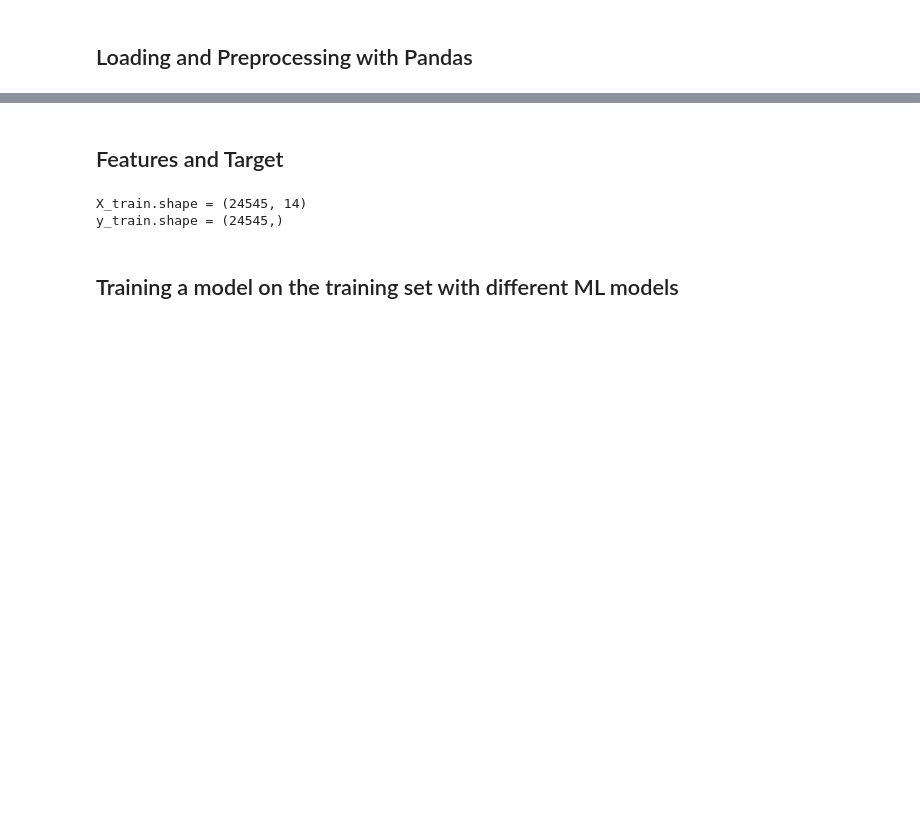
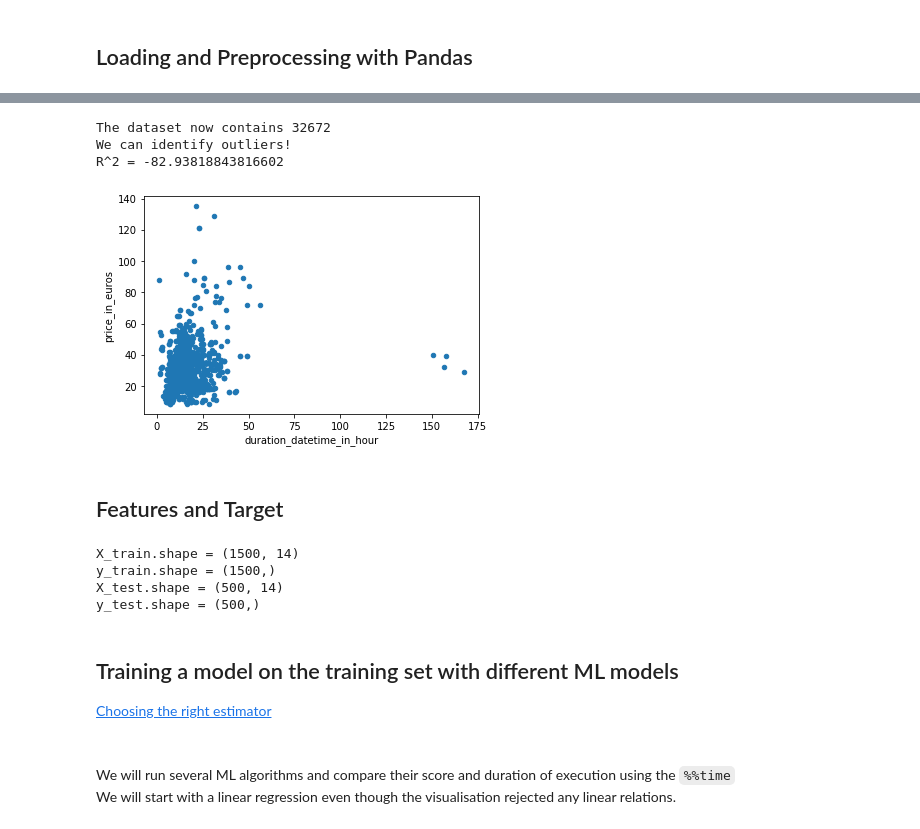
Before and after one commit to romal96/tictatrip-exo-data, a Jupyter notebook: notebook.ipynb, the cells around one changed output, grey strips where cells are left out. Saved outputs shown, nothing was run; the diff lists cells and outputs as text; code cells hidden in the pictures; blank space fills up the shorter version.

```diff
--- a/notebook.ipynb
+++ b/notebook.ipynb
@@ -539,21 +477,43 @@ dtype: object
+# %%
+plot = df_tickets[:1000].plot.scatter('duration_datetime_in_hour', 'price_in_euros')
+# There seems to be some outliers in our dataset.
+# Let us keep the tickets whose duration of the trip does not exceed 60 hours!
+df_tickets = df_tickets[df_tickets["duration_datetime_in_hour"] < 60]
+print(f"The dataset now contains {len(df_tickets)}")
+# The relation betweeen the duration and the price does not seem very linear either.
+print("We can identify outliers!")
+print("R^2 =", r2_score(df_tickets["duration_datetime_in_hour"].to_numpy(), df_tickets["price_in_euros"].to_numpy())) # No linear relations!
+# %% [output]
+The dataset now contains 32672
+We can identify outliers!
+R^2 = -82.93818843816602
+[figure, added]
 # %% [markdown]
 ## Features and Target
 # %%
 # Function to create features used to feed our ML model
 def get_data_matrix(df):
-    return np.column_stack((df.distance, df.duration_datetime_in_min,
+    return np.column_stack((df.distance
+                            , df.duration_datetime_in_min
 
-                            df.departure_datetime_month_cos, df.departure_datetime_month_sin,
-                            df.departure_datetime_day_cos, df.departure_datetime_day_sin,
-                            df.departure_datetime_hour_cos, df.departure_datetime_hour_sin,
+                            ## data about departure
+                            , df.departure_datetime_month_cos, df.departure_datetime_month_sin
+                            , df.departure_datetime_day_cos, df.departure_datetime_day_sin
+                            , df.departure_datetime_hour_cos, df.departure_datetime_hour_sin
 
-                            df.arrival_datetime_month_cos, df.arrival_datetime_month_sin,
-                            df.arrival_datetime_day_cos, df.arrival_datetime_day_sin,
-                            df.arrival_datetime_hour_cos, df.arrival_datetime_hour_sin,
+                            ## data about arrival
+                            , df.arrival_datetime_month_cos, df.arrival_datetime_month_sin
+                            , df.arrival_datetime_day_cos, df.arrival_datetime_day_sin
+                            , df.arrival_datetime_hour_cos, df.arrival_datetime_hour_sin
 
-                            df.price_in_euros)
+                            # The target
+                            , df.price_in_euros)
             )
 
+# Let us keep 2000 samples for the training
+n_samples = 2000
+df_tickets = df_tickets.sample(frac = 1) # shuffle the DataFrame rows
+df_tickets = df_tickets.iloc[:n_samples]
 data = get_data_matrix(df_tickets)
 data_train, data_test = train_test_split(data, test_size=0.25)
 #data_test, data_val = train_test_split(data_test, test_size=0.5)
@@ -563,8 +523,13 @@ X_test = data_test[:, :-1]
 y_test = data_test[:,-1]
 print(f"X_train.shape = {X_train.shape}")
 print(f"y_train.shape = {y_train.shape}")
+print(f"X_test.shape = {X_test.shape}")
+print(f"y_test.shape = {y_test.shape}")
 # %% [output]
-X_train.shape = (24545, 14)
-y_train.shape = (24545,)
+X_train.shape = (1500, 14)
+y_train.shape = (1500,)
+X_test.shape = (500, 14)
+y_test.shape = (500,)
 # %% [markdown]
 ## Training a model on the training set with different ML models
+[Choosing the right estimator](https://scikit-learn.org/stable/tutorial/machine_learning_map/index.html)
@@ -570,0 +539,3 @@ y_train.shape = (24545,)
+# %% [markdown]
+<br>We will run several ML algorithms and compare their score and duration of execution using the `%%time`
+<br>We will start with a linear regression even though the visualisation rejected any linear relations.
```
Also changed, not shown: parts of 37 cells of this notebook.
